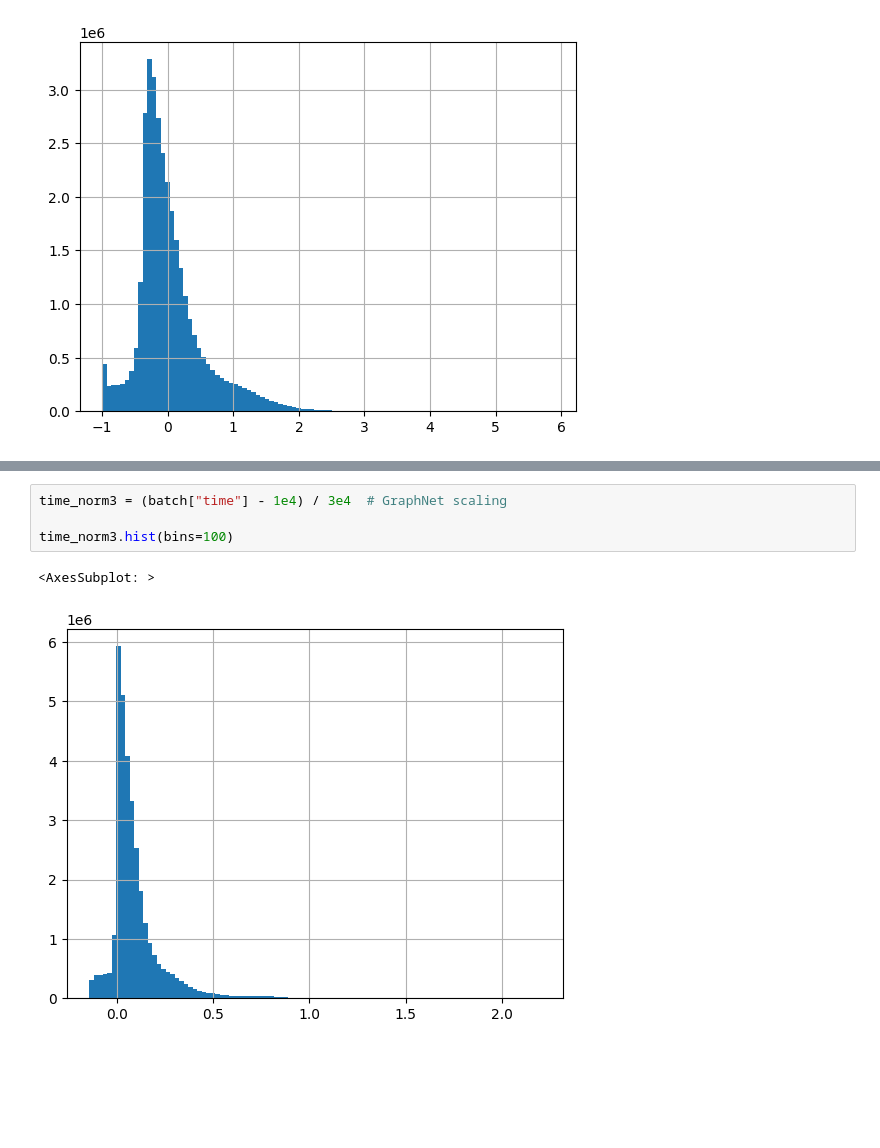
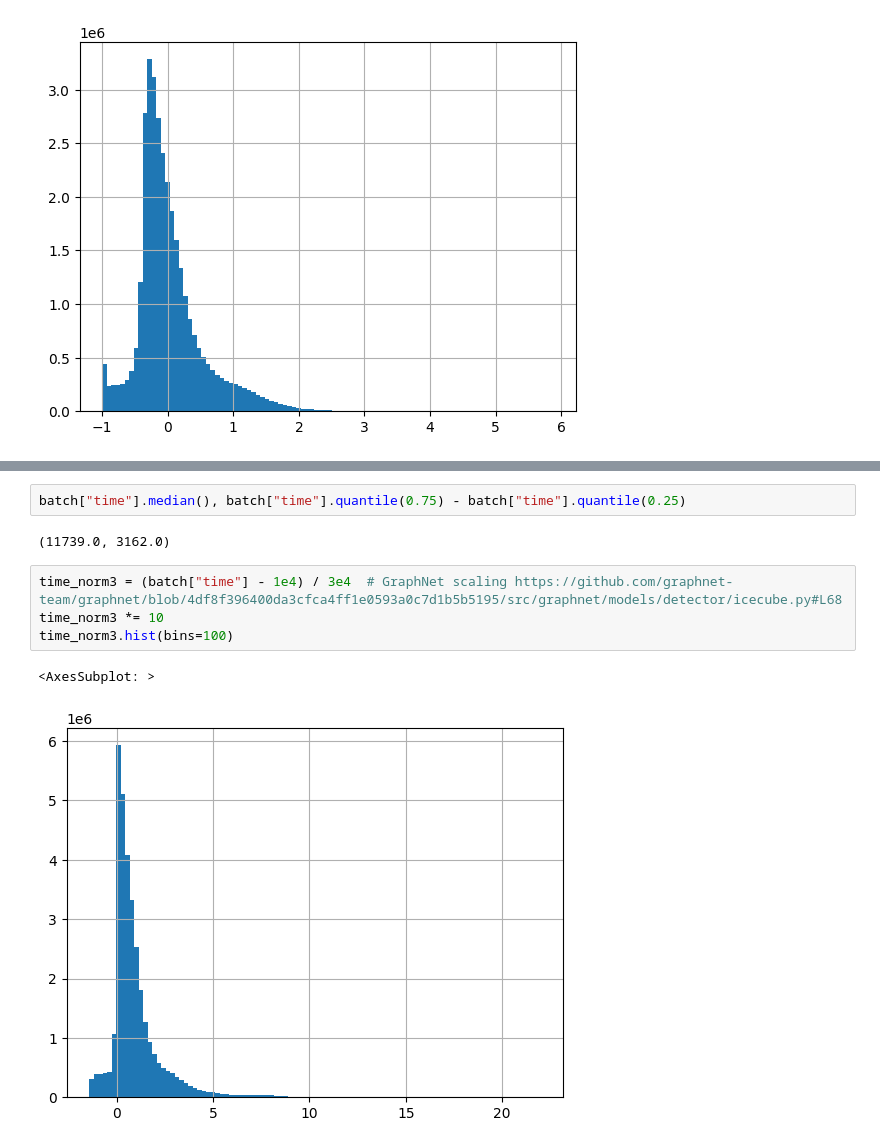
Before and after one commit to Anjum48/icecube-neutrinos-in-deep-ice, a Jupyter notebook: notebooks/time_scaling.ipynb, the cells around one changed output, grey strips where cells are left out. Saved outputs shown, nothing was run; the diff lists cells and outputs as text; blank space fills up the shorter version.

```diff
--- a/notebooks/time_scaling.ipynb
+++ b/notebooks/time_scaling.ipynb
@@ -53,7 +84,11 @@ time_norm2.hist(bins=100)
+# %%
+batch["time"].median(), batch["time"].quantile(0.75) - batch["time"].quantile(0.25)
+# %% [output]
+(11739.0, 3162.0)
 # %%
-time_norm3 = (batch["time"] - 1e4) / 3e4  # GraphNet scaling
-
+time_norm3 = (batch["time"] - 1e4) / 3e4  # GraphNet scaling https://github.com/graphnet-team/graphnet/blob/4df8f396400da3cfca4ff1e0593a0c7d1b5b5195/src/graphnet/models/detector/icecube.py#L68
+time_norm3 *= 10
 time_norm3.hist(bins=100)
 # %% [output]
 <AxesSubplot: >
-[figure, old version]
+[figure, new version]
```
Also changed, not shown: parts of 5 cells of this notebook, 6 other files.
